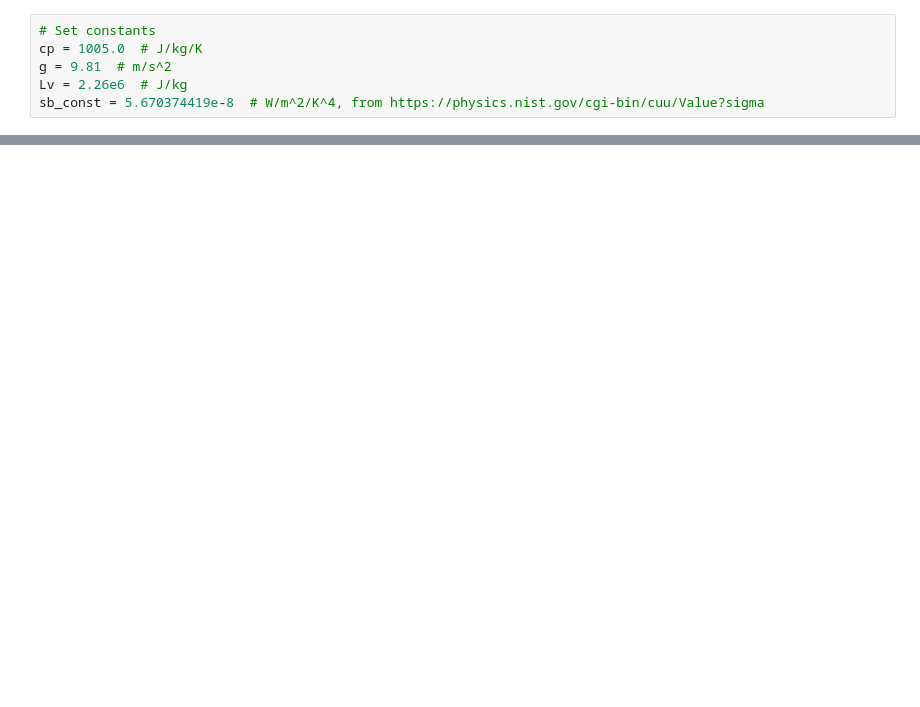
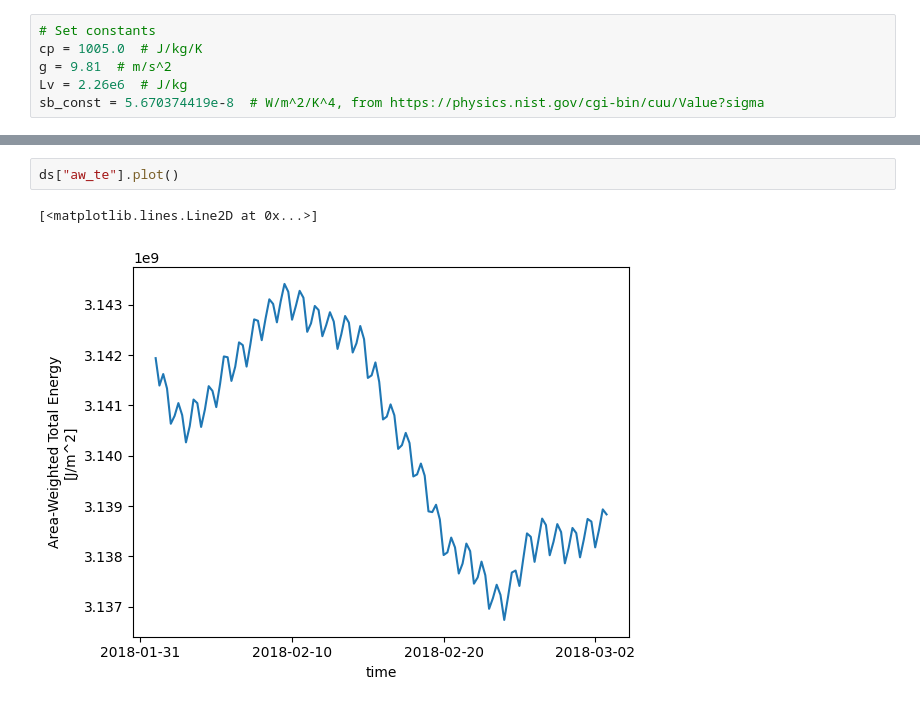
Before and after one commit to Joshua-Elms/dcmip2025_idealized_tests, a Jupyter notebook: experiments/H.energy_balance/E3SM_analysis.ipynb, the cells around one changed output, grey strips where cells are left out. Cells and saved outputs as stored; diff of their text form; blank space fills up the shorter version.

```diff
--- a/experiments/H.energy_balance/E3SM_analysis.ipynb
+++ b/experiments/H.energy_balance/E3SM_analysis.ipynb
@@ -81,0 +143,5 @@ ds["LW_TE"].assign_attrs(
+# %%
+ds["aw_te"].plot()
+# %% [output]
+[<matplotlib.lines.Line2D at 0x...>]
+[figure, added]
```
Also changed, not shown: parts of 6 cells of this notebook, 3 other files.
